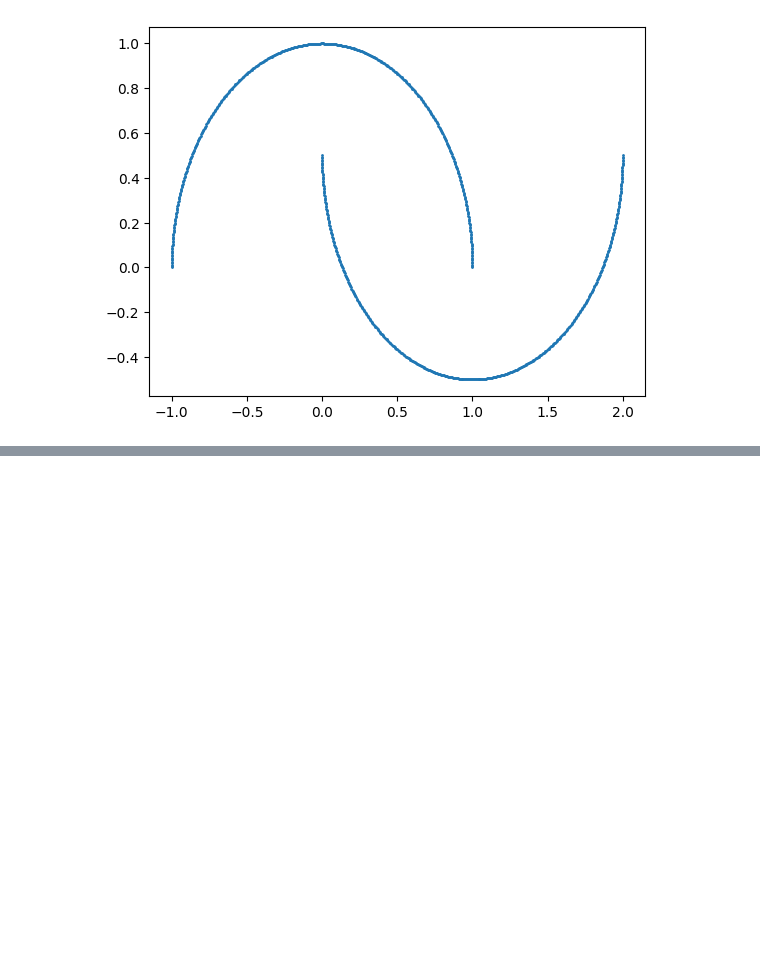
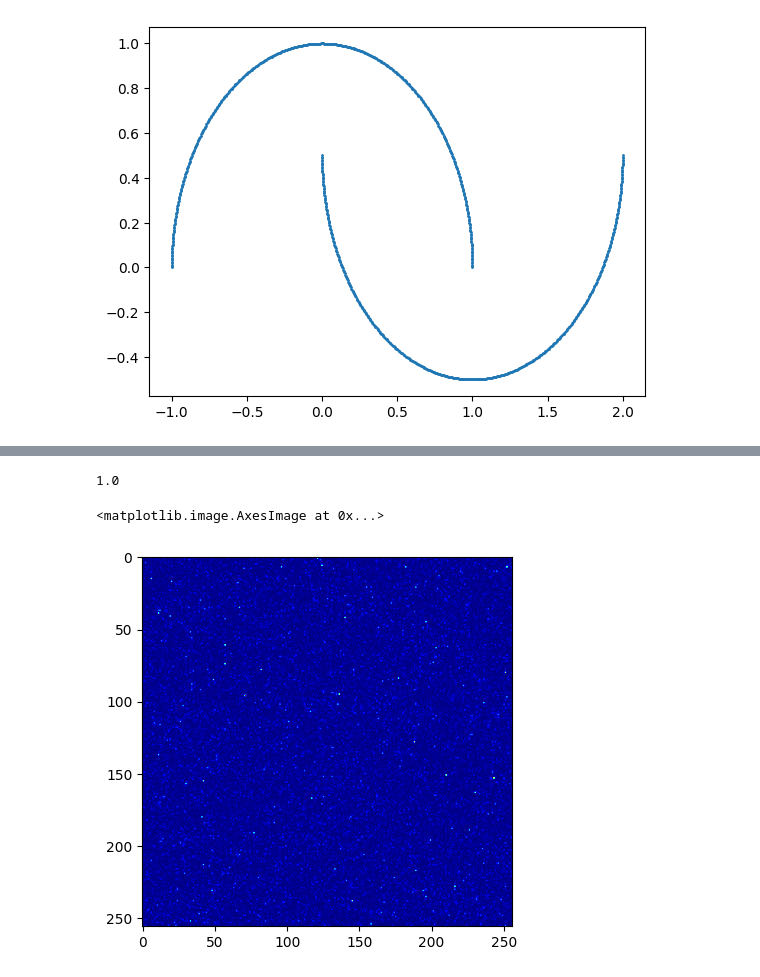
Before and after one commit to TSTB-dev/Fast_flow, a Jupyter notebook: FastFlow/0_quickstart.ipynb, the cells around one changed output, grey strips where cells are left out. Cells and saved outputs as stored; diff of their text form; code cells hidden in the pictures; blank space fills up the shorter version.

```diff
--- a/FastFlow/0_quickstart.ipynb
+++ b/FastFlow/0_quickstart.ipynb
@@ -97,0 +188,7 @@ C:\Users\had-int22\PycharmProjects\Pytorch_AD\data\jelly\glove_1
+# %%
+from sklearn.metrics import roc_auc_score
+pred = [-0.1, -0.9, -0.8, -0.2, -0.9]
+true = [1, 0, 0, 1, 0]
+roc_auc_score(true, pred)
+# %% [output]
+1.0
@@ -97,0 +200,6 @@ C:\Users\had-int22\PycharmProjects\Pytorch_AD\data\jelly\glove_1
+# %%
+x = 1 * torch.exp(torch.randn(1, 256, 256))
+plt.imshow(x.transpose(0, 2), cmap='jet')
+# %% [output]
+<matplotlib.image.AxesImage at 0x...>
+[figure, added]
```
Also changed, not shown: parts of 13 cells of this notebook, 4 other files.
